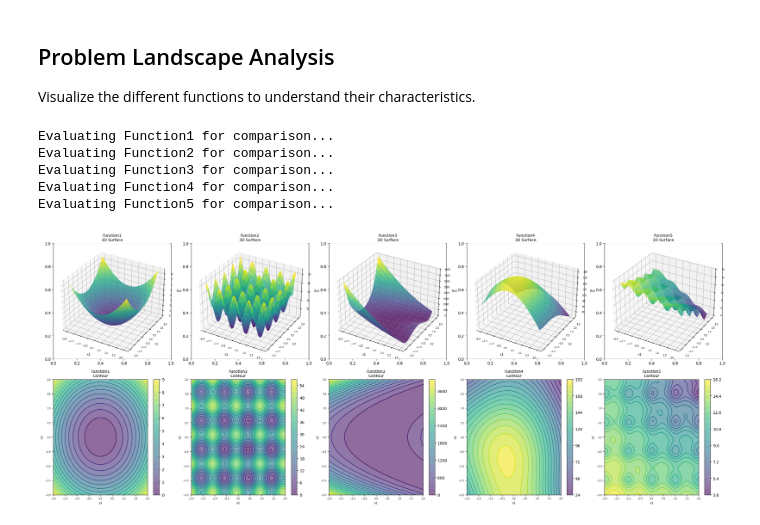
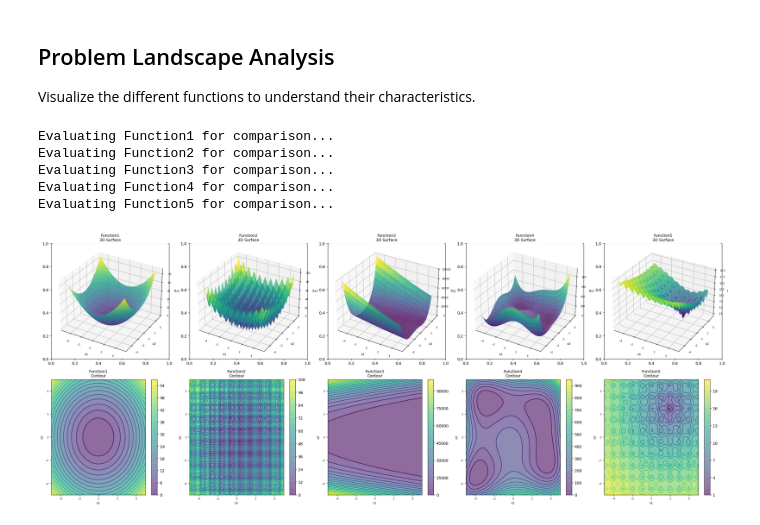
Before and after one commit to SimonLuttmann/odm_group11, a Jupyter notebook: sheet2/analysis/landscape.ipynb, the cells around one changed output. Saved outputs shown, nothing was run; the diff lists cells and outputs as text; code cells hidden in the pictures.

```diff
--- a/sheet2/analysis/landscape.ipynb
+++ b/sheet2/analysis/landscape.ipynb
@@ -49,9 +49,9 @@ def evaluate_on_grid(bb, objective, X, Y):
     return Z
 # %%
 functions = ["Function1", "Function2", "Function3", "Function4", "Function5"]
-x_range = (-2, 2)
-y_range = (-2, 2)
-resolution = 50
+x_range = (-5, 5)
+y_range = (-5, 5)
+resolution = 40
 
 
 n_funcs = len(functions)
@@ -66,31 +66,32 @@ for idx, func in enumerate(functions):
     print(f"Evaluating {func} for comparison...")
     Z = evaluate_on_grid(bb, func, X, Y)
 
     # 3D surface
     ax1 = fig.add_subplot(2, n_funcs, idx+1, projection='3d')
     surf = ax1.plot_surface(X, Y, Z, cmap=cm.viridis, alpha=0.8, antialiased=True)
     ax1.set_xlabel('x1', fontsize=8)
     ax1.set_ylabel('x2', fontsize=8)
     ax1.set_zlabel('f(x)', fontsize=8)
     ax1.set_title(f'{func}\n3D Surface', fontsize=10)
     ax1.tick_params(labelsize=6)
 
     # Contour plot
     ax2 = axes[1, idx]
     contour = ax2.contour(X, Y, Z, levels=20, cmap='viridis')
     contourf = ax2.contourf(X, Y, Z, levels=20, cmap='viridis', alpha=0.6)
     ax2.set_xlabel('x1', fontsize=8)
     ax2.set_ylabel('x2', fontsize=8)
     ax2.set_title(f'{func}\nContour', fontsize=10)
     ax2.tick_params(labelsize=6)
     plt.colorbar(contourf, ax=ax2)
 
 plt.tight_layout()
+plt.savefig('function_comparisons.png')
 plt.show()
 # %% [output]
 Evaluating Function1 for comparison...
 Evaluating Function2 for comparison...
 Evaluating Function3 for comparison...
 Evaluating Function4 for comparison...
 Evaluating Function5 for comparison...
-[figure, old version]
+[figure, new version]
```
Also changed, not shown: 6 other files.
